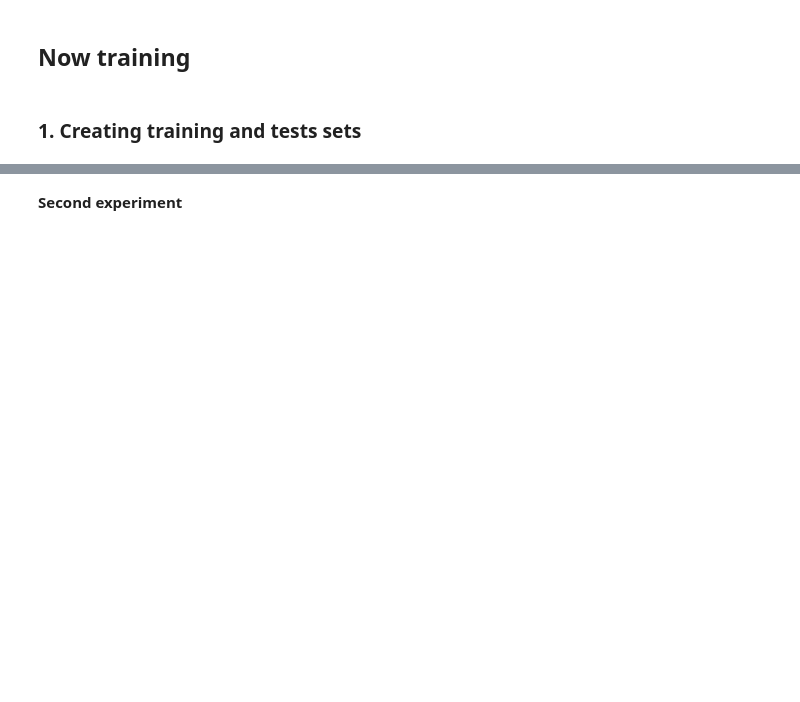
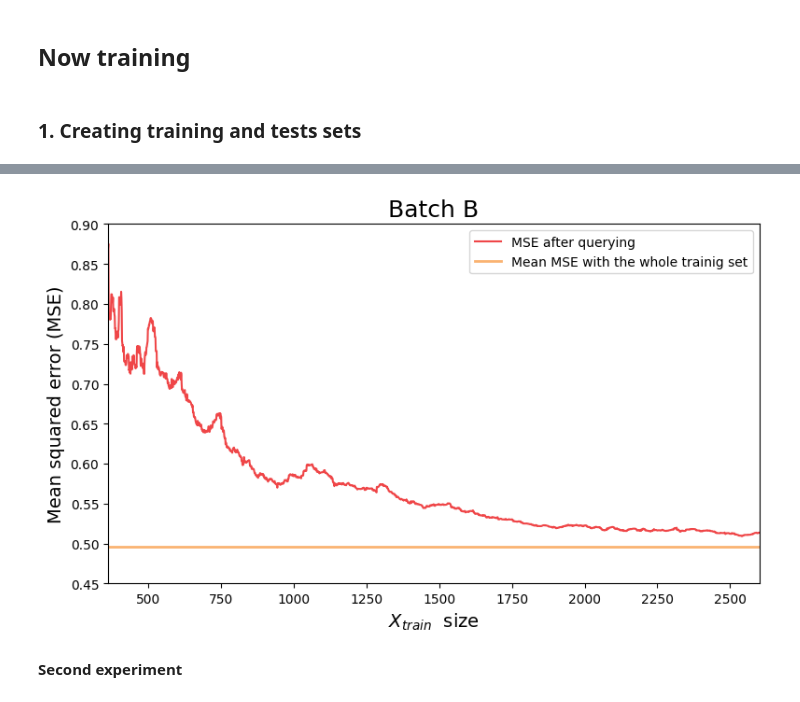
Before and after one commit to pharmbio/Thesis_ActLearn_DOP_2022, a Jupyter notebook: main/supervised_learning/BatchB_act_learning.ipynb, the cells around one changed output, grey strips where cells are left out. Saved outputs shown, nothing was run; the diff lists cells and outputs as text; code cells hidden in the pictures; blank space fills up the shorter version.

Commit message:
Regression experiments done

```diff
--- a/main/supervised_learning/BatchB_act_learning.ipynb
+++ b/main/supervised_learning/BatchB_act_learning.ipynb
@@ -146,21 +170,23 @@ d_v2_BatchB = {'performance_history_v2':performance_history_v2,'collections':col
 with open('d_v2_BatchB.pkl', 'wb') as f:
     pickle.dump(d_v2_BatchB, f)
 # %%
-"""xxx = np.arange(361, 3257+360, 1)
+xxx = np.arange(361, 2597+360, 1)
 fig, ax = plt.subplots(1, 1, figsize=(9,5))
 ax.plot(xxx, performance_history_v2, color=[.937, .275, .282], linewidth=1.5)
-ax.set_ylim([0.3, 0.5])
-ax.set_xlim([361, 3255])
-plt.axhline(y = 0.3215, color=[.98, .702, .447], linestyle='-', linewidth=2)
+ax.set_ylim([0.45, 0.9])
+ax.set_xlim([361, 2600])
+plt.axhline(y = 0.4964, color=[.98, .702, .447], linestyle='-', linewidth=2)
 
 ax.set_ylabel('Mean squared error (MSE)', color="black", fontsize=14)
 ax.set_xlabel('$X_{train}$  size', color="black", fontsize=14)
-ax.set_title('Batch A', color="black", fontsize=18)
+ax.set_title('Batch B', color="black", fontsize=18)
 ax.legend(['MSE after querying', 'Mean MSE with the whole trainig set'])
 
-#plt.savefig('AL_1_Ridge_regre_batchA.jpg',bbox_inches='tight', dpi=150)
+#plt.savefig('Figures/AL_1_Ridge_regre_batchB.jpg',bbox_inches='tight', dpi=150)
 
-plt.show()"""
+plt.show()
+# %% [output]
+[figure, added]
 # %% [markdown]
 **Second experiment**
 # %%
```
Also changed, not shown: parts of 11 cells of this notebook, 7 other files.
